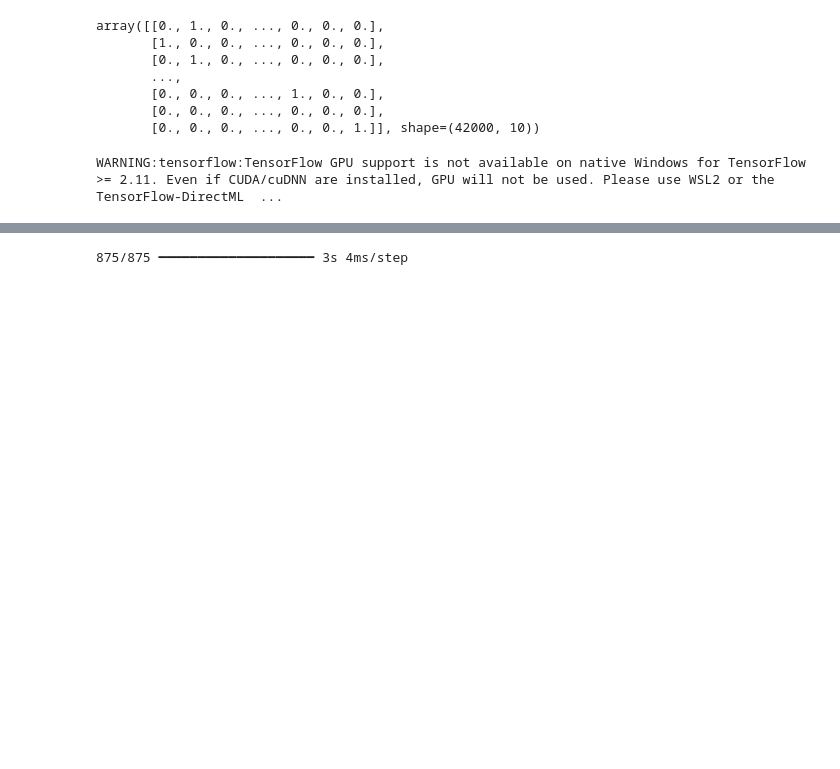
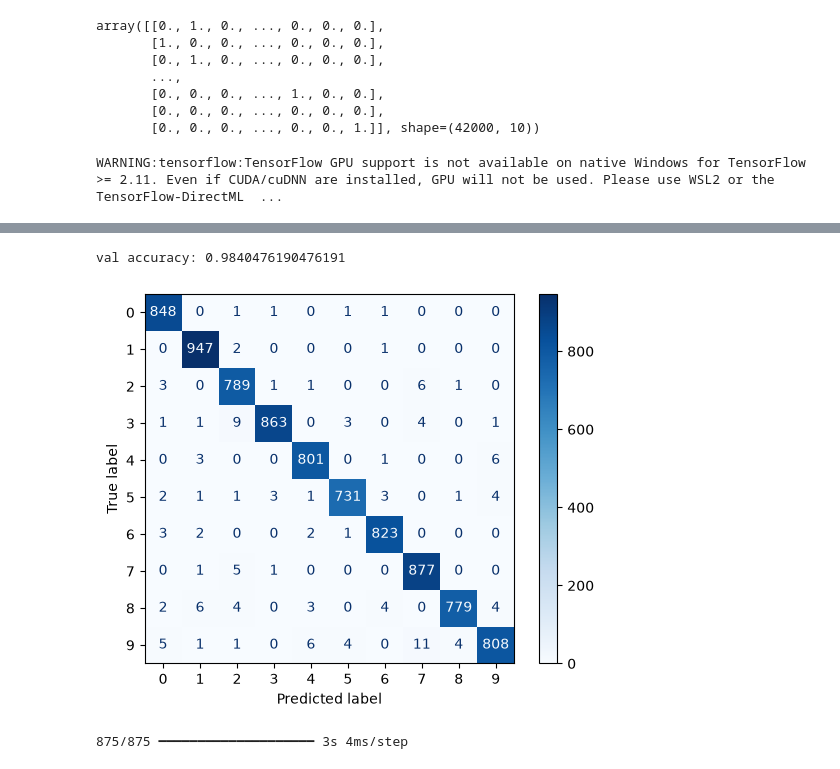
Before and after one commit to beshara997/Digit-Recognizer, a Jupyter notebook: main.ipynb, the cells around one changed output, grey strips where cells are left out. Cells and saved outputs as stored; diff of their text form; code cells hidden in the pictures; blank space fills up the shorter version.

Commit message:
add confusion matrix

```diff
--- a/main.ipynb
+++ b/main.ipynb
@@ -78,4 +78,20 @@ Epoch 10/10
 <keras.src.callbacks.history.History at 0x...>
+# %%
+from sklearn.metrics import confusion_matrix, ConfusionMatrixDisplay
+
+n_val = int(len(x_train) * 0.2)
+x_val = x_train[-n_val:]
+y_val = np.argmax(y_train[-n_val:], axis=1)
+y_val_pred = np.argmax(model.predict(x_val, verbose=0), axis=1)
+
+print("val accuracy:", (y_val == y_val_pred).mean())
+
+cm = confusion_matrix(y_val, y_val_pred)
+ConfusionMatrixDisplay(cm).plot(cmap='Blues')
+plt.show()
+# %% [output]
+val accuracy: 0.9840476190476191
+[figure, added]
 # %%
 x_test = test.values.reshape(-1, 28, 28, 1)
 x_test = x_test / 255.0
```
Also changed, not shown: parts of 1 cell of this notebook.
